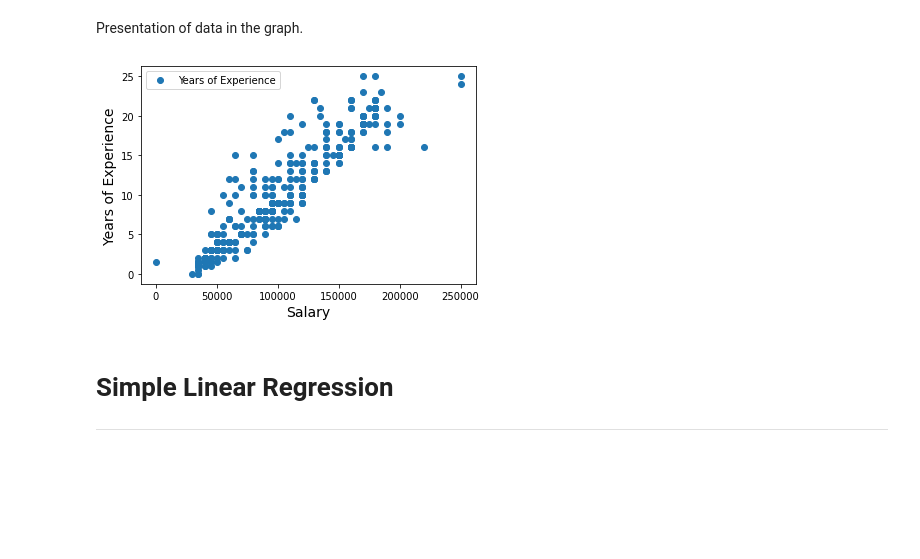
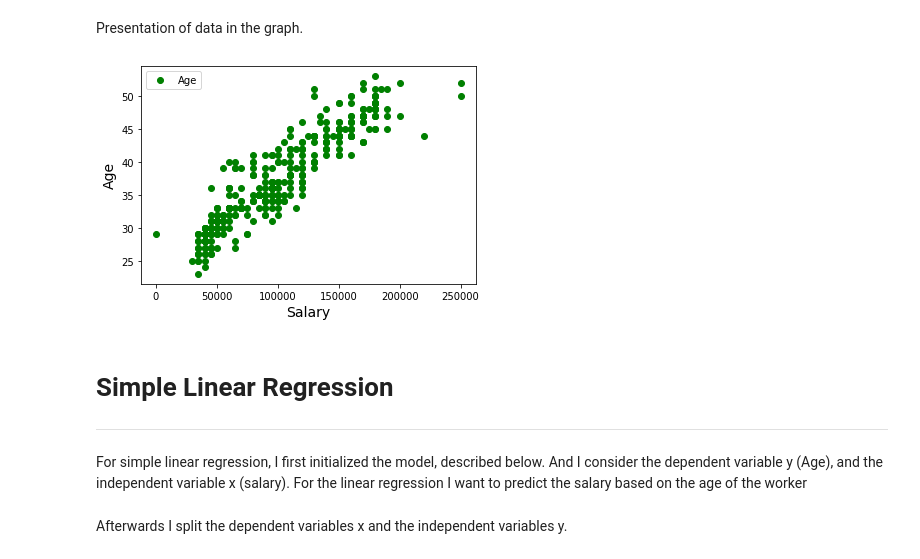
Before and after one commit to Lino-Domingos/Data-Science, a Jupyter notebook: Final_project.ipynb, the cells around one changed output. Cells and saved outputs as stored; diff of their text form; code cells hidden in the pictures; blank space fills up the shorter version.

```diff
--- a/Final_project.ipynb
+++ b/Final_project.ipynb
@@ -64,14 +64,16 @@ df.head(10)
 # %% [markdown]
 Presentation of data in the graph.
 # %%
-#df = data.loc[:, ['Years of Experience','	Salary']]
-data.plot(x='Salary', y='Years of Experience', style='o')
+data.plot(x='Salary', y='Age', style='o', color='green')
 plt.xlabel("Salary", size=14)
-plt.ylabel("Years of Experience", size=14)
+plt.ylabel("Age", size=14)
 
 plt.show()
 # %% [output]
-[figure, old version]
+[figure, new version]
 # %% [markdown]
 # **Simple Linear Regression**
 ---
+# %% [markdown]
+For simple linear regression, I first initialized the model, described below.
+And I consider the dependent variable y (Age), and the independent variable x (salary). For the linear regression I want to predict the salary based on the age of the worker
@@ -77,0 +82,2 @@ plt.show()
+# %% [markdown]
+Afterwards I split the dependent variables x and the independent variables y.
```
Also changed, not shown: parts of 2 cells of this notebook.
